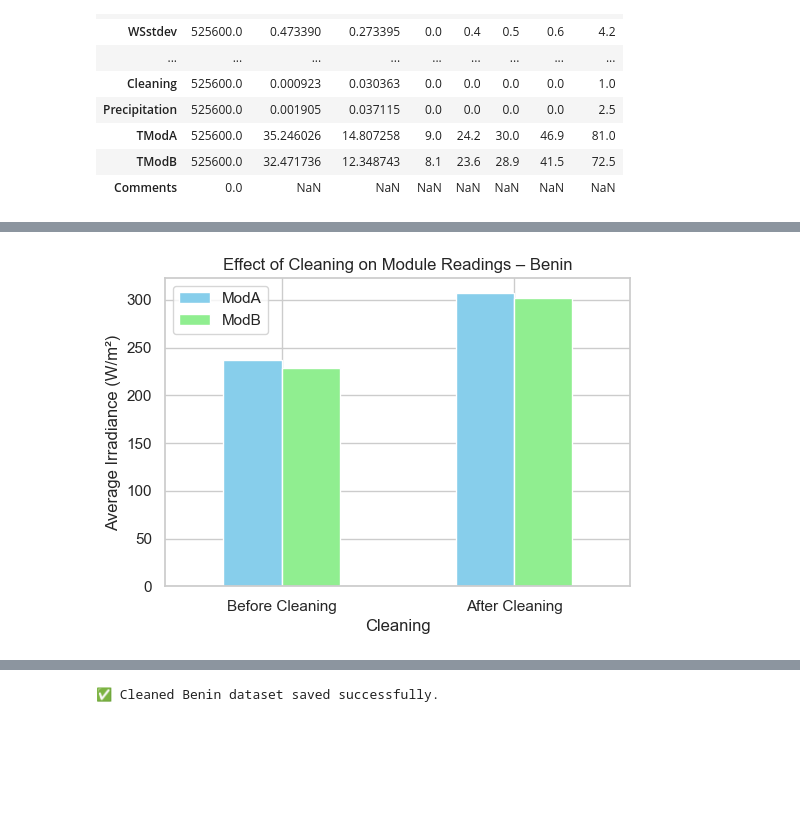
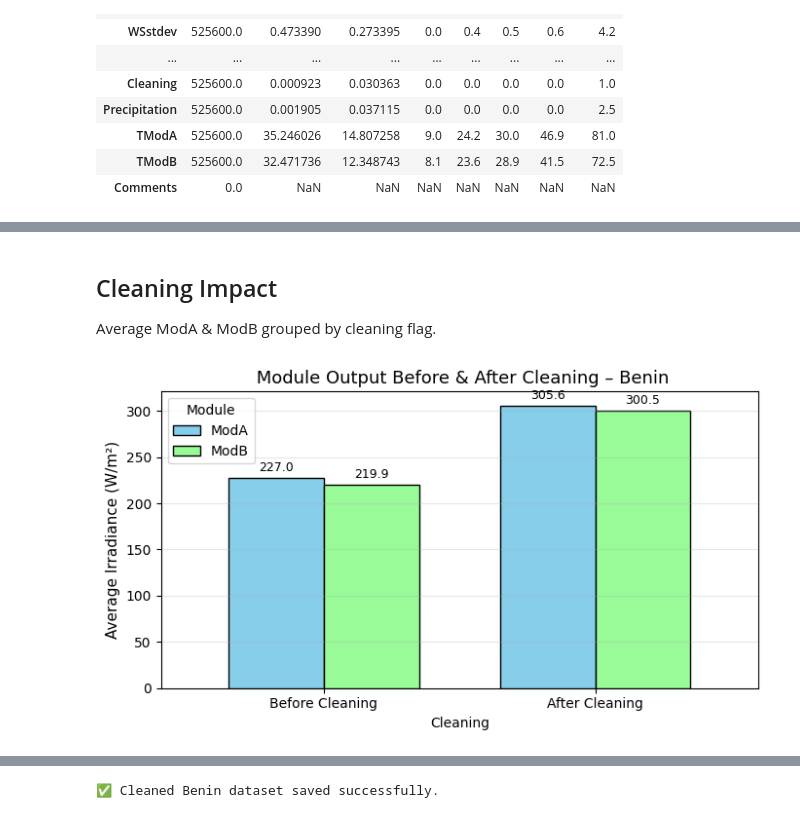
Before and after one commit to Bettey-k/solar-challenge-week1, a Jupyter notebook: notebooks/benin_eda.ipynb, the cells around one changed output, grey strips where cells are left out. Saved outputs shown, nothing was run; the diff lists cells and outputs as text; code cells hidden in the pictures; blank space fills up the shorter version.

```diff
--- a/notebooks/benin_eda.ipynb
+++ b/notebooks/benin_eda.ipynb
@@ -56,15 +57,15 @@ df.describe().T
 | TModB | 525600.0 | 32.471736 | 12.348743 | 8.1 | 23.6 | 28.9 | 41.5 | 72.5 |
 | Comments | 0.0 | NaN | NaN | NaN | NaN | NaN | NaN | NaN |
 # %%
-import numpy as np
+df = df.drop(columns=["Comments"], errors="ignore")
 
-# 1. Drop the empty column
-df = df.drop(columns=["Comments"])
+irr_cols = ["GHI","DNI","DHI"]
+for c in irr_cols:
+    df.loc[df[c] < 0, c] = np.nan
+    df[c] = df[c].fillna(df[c].median())
 
-# 2. Fix negative solar values
-irr_cols = ["GHI", "DNI", "DHI"]
-for col in irr_cols:
-    df.loc[df[col] < 0, col] = np.nan  # mark as missing
+num_cols = ["GHI","DNI","DHI","ModA","ModB","WS","WSgust"]
+z = np.abs(stats.zscore(df[num_cols], nan_policy='omit'))
+df_clean = df[(z < 3).all(axis=1)]
 
-# 3. Fill those missing spots with the median value
-df[irr_cols] = df[irr_cols].fillna(df[irr_cols].median())
+print("Original:", df.shape, "→ Cleaned:", df_clean.shape)
@@ -113,13 +117,29 @@ plt.show()
+# %% [markdown]
+##  Cleaning Impact
+Average ModA & ModB grouped by cleaning flag.
 # %%
+if {"Cleaning","ModA","ModB"}.issubset(df_clean.columns):
+    avg_clean = df_clean.groupby("Cleaning")[["ModA","ModB"]].mean()
+    ax = avg_clean.plot(
+        kind="bar",
+        figsize=(7,4),
+        color=["#87CEEB", "#98FB98"],  # sky blue & light green
+        edgecolor="black",
+        width=0.7
+    )
+    plt.title(" Module Output Before & After Cleaning – Benin", fontsize=13)
+    plt.ylabel("Average Irradiance (W/m²)", fontsize=11)
+    plt.xticks([0,1], ["Before Cleaning", "After Cleaning"], rotation=0, fontsize=10)
+    plt.grid(True, axis="y", alpha=0.3)
+    plt.legend(title="Module", loc="upper left")
 
-#Cleaning effect on modules
-cleaning_effect = df.groupby("Cleaning")[["ModA","ModB"]].mean()
-cleaning_effect.plot(kind="bar", color=["skyblue","lightgreen"], figsize=(6,4))
-plt.title("Effect of Cleaning on Module Readings – Benin")
-plt.ylabel("Average Irradiance (W/m²)")
-plt.xticks([0,1], labels=["Before Cleaning","After Cleaning"], rotation=0)
-plt.show()
-#This plot shows the average irradiance (GHI) before and after cleaning, with different colors for each module.
-#ModA shows a clear improvement after cleaning, while ModB shows a small increase.
+    # Add value labels above bars
+    for container in ax.containers:
+        ax.bar_label(container, fmt="%.1f", label_type="edge", fontsize=9, padding=3)
+
+    plt.tight_layout()
+    plt.show()
+else:
+    print("Skip: Cleaning/ModA/ModB columns not found.")
 # %% [output]
-[figure, old version]
+[figure, new version]
```
Also changed, not shown: parts of 16 cells of this notebook.
